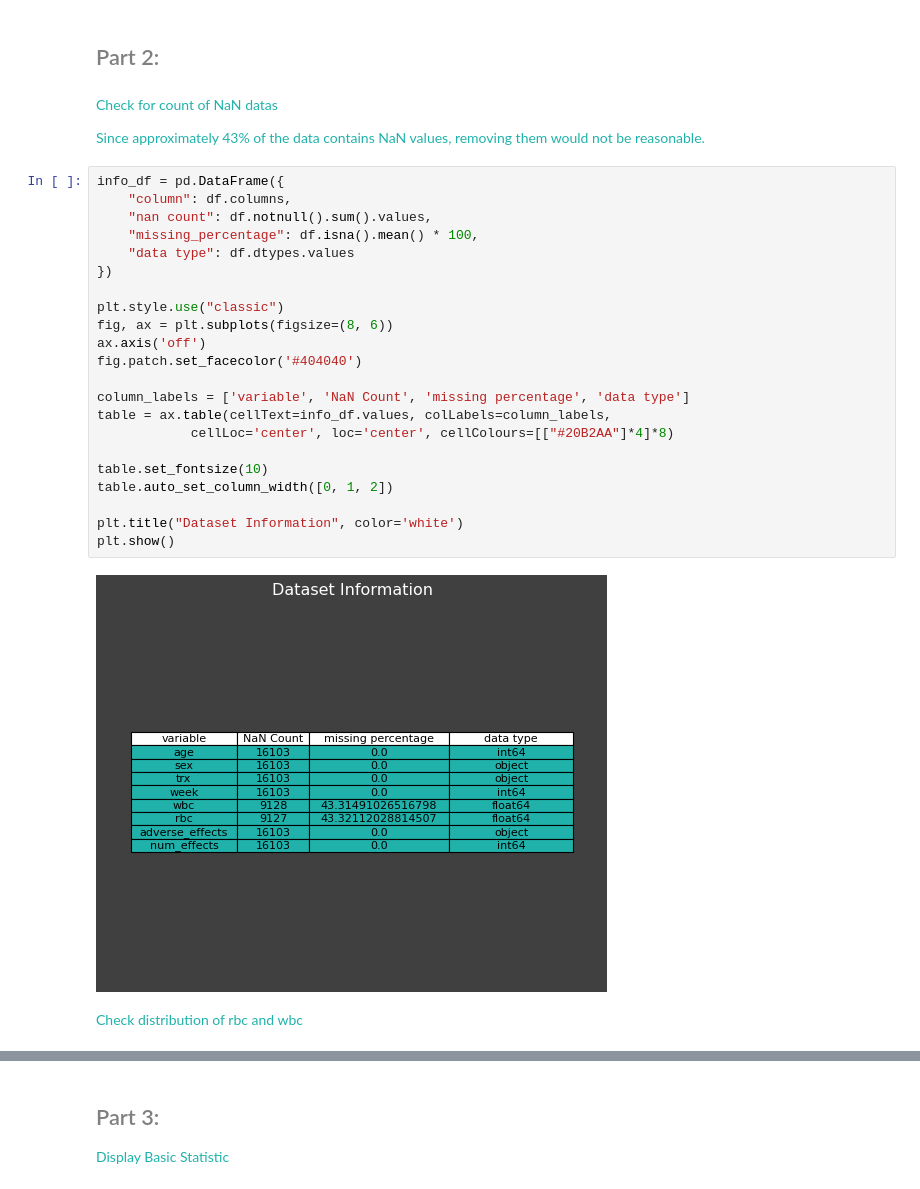
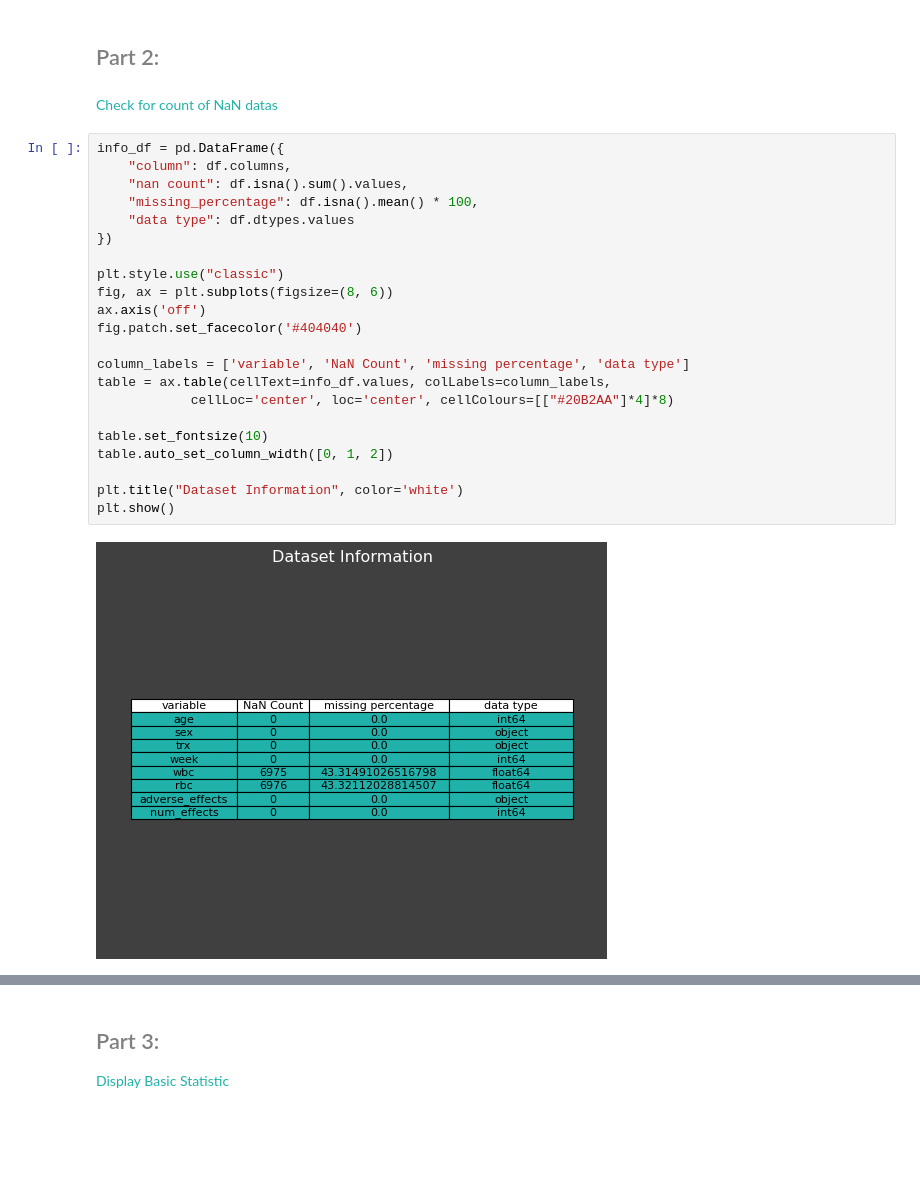
Before and after one commit to erfan-f/Data-Science-Course, a Jupyter notebook: CA0/Q3.ipynb, the cells around one changed output, grey strips where cells are left out. Drawn from its saved outputs; the diff is of its cells as text; blank space fills up the shorter version.

```diff
--- a/CA0/Q3.ipynb
+++ b/CA0/Q3.ipynb
@@ -22,31 +22,27 @@ df = pd.read_csv('content/drug_safety.csv')
 ## <span style="color: #808080;">Part 2:</span>
 # %% [markdown]
 <font color="#20B2AA">Check for  count of NaN datas</font>
-
-<font color="#20B2AA">Since approximately 43% of the data contains NaN values, removing them would not be reasonable.</font>
 # %%
 info_df = pd.DataFrame({
     "column": df.columns,
-    "nan count": df.notnull().sum().values,
+    "nan count": df.isna().sum().values,
     "missing_percentage": df.isna().mean() * 100,
     "data type": df.dtypes.values
 })
 
 plt.style.use("classic")
 fig, ax = plt.subplots(figsize=(8, 6))
 ax.axis('off')
 fig.patch.set_facecolor('#404040')
 
 column_labels = ['variable', 'NaN Count', 'missing percentage', 'data type']
 table = ax.table(cellText=info_df.values, colLabels=column_labels,
             cellLoc='center', loc='center', cellColours=[["#20B2AA"]*4]*8)
 
 table.set_fontsize(10)
 table.auto_set_column_width([0, 1, 2])
 
 plt.title("Dataset Information", color='white')
 plt.show()
 # %% [output]
-[figure, old version]
+[figure, new version]
-# %% [markdown]
-<font color="#20B2AA">Check distribution of rbc and wbc</font>
```
Also changed, not shown: parts of 9 cells of this notebook.
